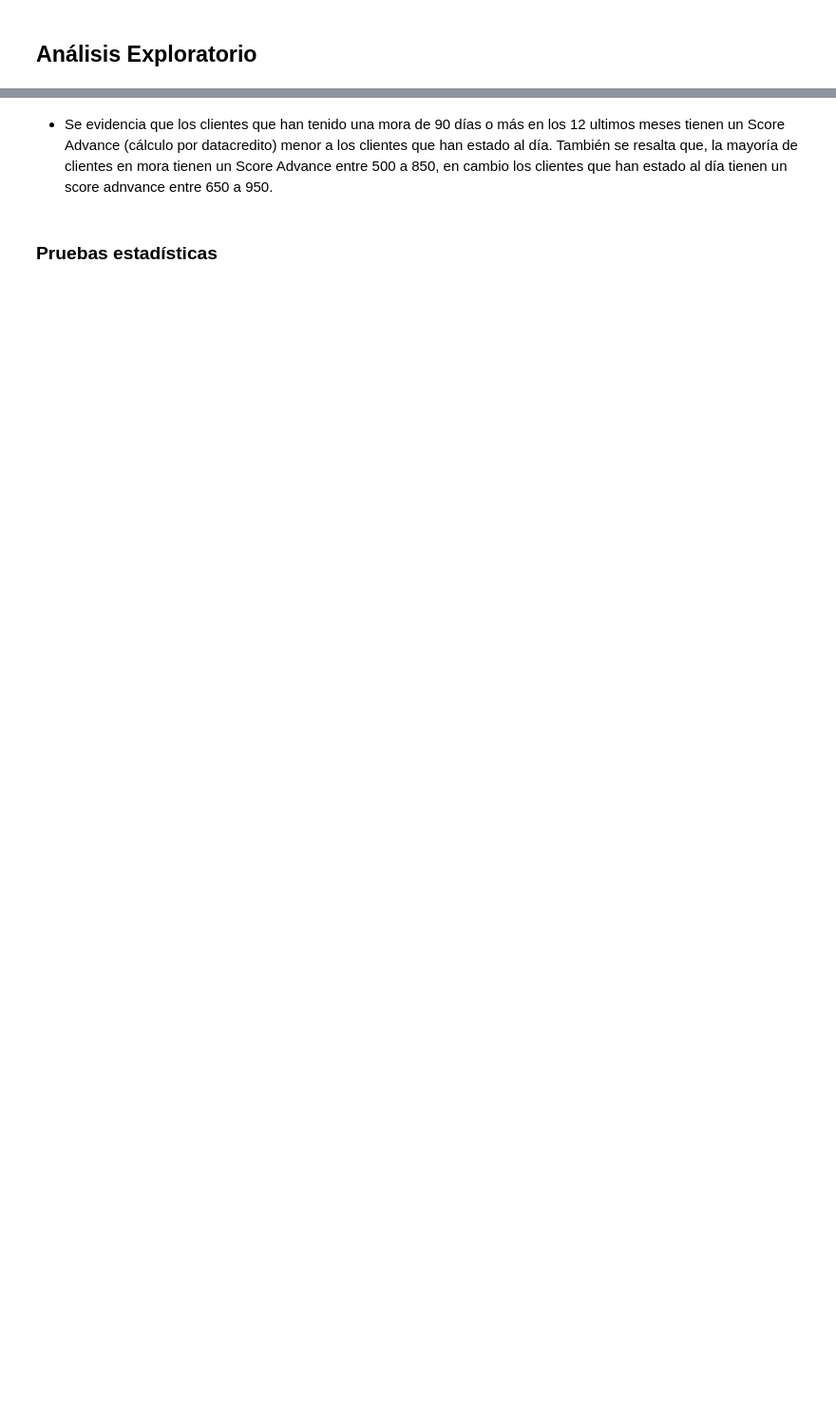
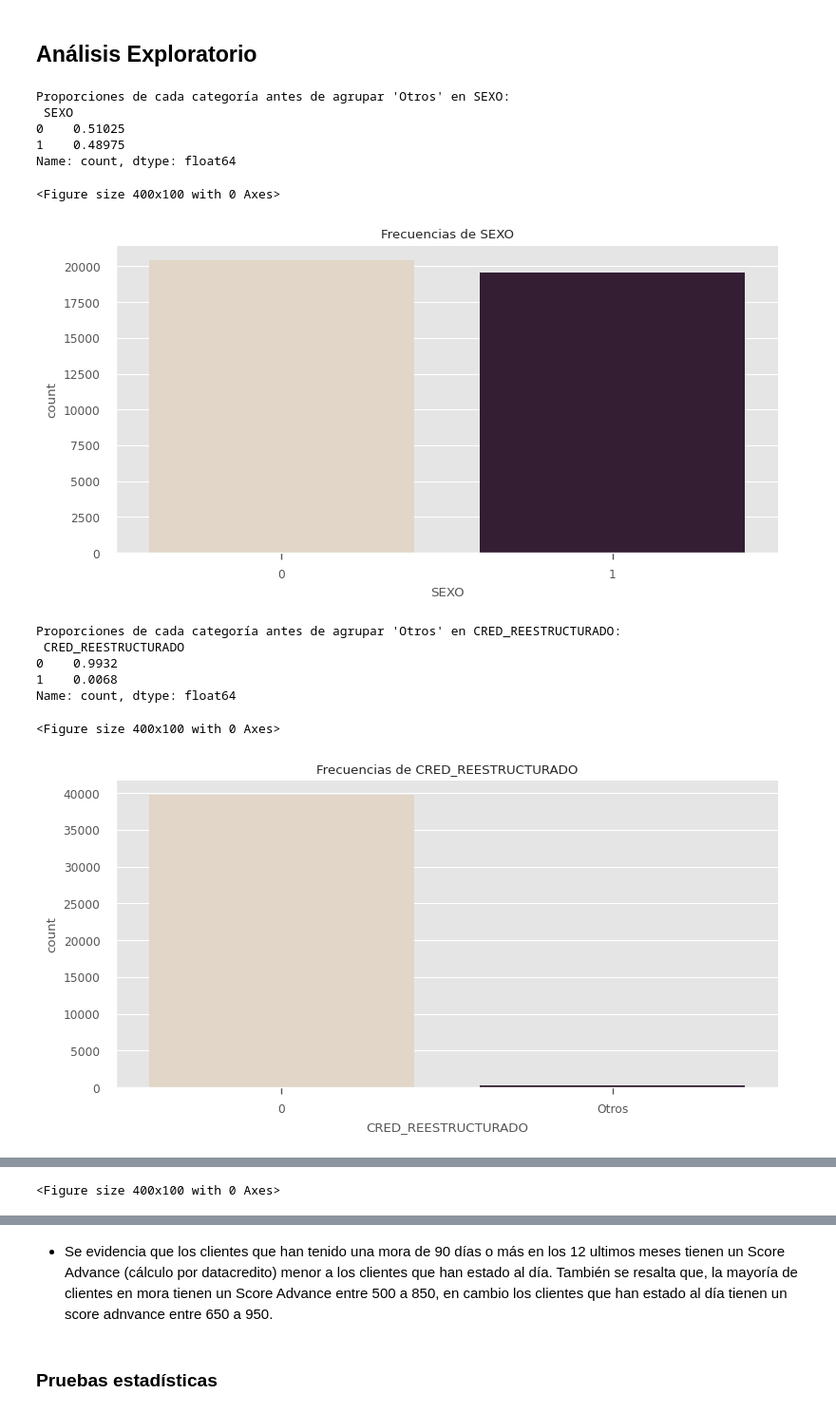
Before and after one commit to soyjuandata/cd-modelos-riesgo, a Jupyter notebook: ModeloClasificacion.ipynb, the cells around one changed output, grey strips where cells are left out. Shown at 95% size. Saved outputs shown, nothing was run; the diff lists cells and outputs as text; code cells hidden in the pictures; blank space fills up the shorter version.

```diff
--- a/ModeloClasificacion.ipynb
+++ b/ModeloClasificacion.ipynb
@@ -119,5 +172,5 @@ plt.style.use("ggplot")
 # %% [markdown]
 ## Importar Datos
 # %%
-datos = pd.read_csv('base_modelo_40k.csv', sep=',')
+datos = pd.read_csv('data/base_modelo_40k.csv', sep=',')
 datos.info()
@@ -130,9 +210,10 @@ print(datos.shape)
 # %% [markdown]
 ## Limpieza y Armonización
 # %%
-### CONVERSIÓN TIPOS DE FORMATO
+datos['SEXO']=datos['SEXO'].replace({'M':0,'F':1}).astype('object')
 datos['CRED_REESTRUCTURADO']=datos['CRED_REESTRUCTURADO'].astype('object')
 datos['TIENE_HIPOTECA']=datos['TIENE_HIPOTECA'].astype('object')
+datos['CLIENTE_MORA']=datos['CLIENTE_MORA'].astype('object')
 # %%
 ### Conteo valores nulos
 datos.isnull().sum()
@@ -148,2 +262,53 @@ print(datos.shape)
 # %% [markdown]
 ## Análisis Exploratorio
+# %%
+def info_frecuencia(df, threshold=0.05):
+    for columna in df.columns:
+        if df[columna].dtype == 'object':  # Verificar si la columna es categórica
+            df_copy = df.copy()
+
+            # Calcular las proporciones de cada categoría
+            value_counts = df_copy[columna].value_counts() / len(df_copy)
+
+            # Imprimir las frecuencias antes de la agrupacion
+            print(f"Proporciones de cada categoría antes de agrupar 'Otros' en {columna}:\n", df_copy[columna].value_counts() / len(df_copy))
+
+            # Encontrar las categorías que representan menos del threshold
+            categorias_a_agrupar = value_counts[value_counts < threshold].index
+
+            # Reemplazar las categorías con "Otros" en la copia
+            df_copy[columna] = df_copy[columna].apply(lambda x: "Otros" if x in categorias_a_agrupar else x)
+
+            # Mostrar las proporciones en la copia del DataFrame
+            #print(f"Proporciones de cada categoría después de agrupar 'Otros' en {columna}:\n", df_copy[columna].value_counts() / len(df_copy))
+
+            plt.figure(figsize=(4, 1))
+            sns.set_context("paper", font_scale=1)
+            sns.catplot(data=df_copy, x=columna, kind="count", palette="ch:.25", height=4, aspect=2)
+            plt.title(f'Frecuencias de {columna}')
+            plt.tick_params(left=False)
+            plt.show()
+# %%
+info_frecuencia(datos[[
+    'SEXO',
+    'CRED_REESTRUCTURADO',
+    'TIENE_HIPOTECA',
+    'ESTADO_MORA_FIN',
+    'ESTADO_MORA_REAL',
+    'CLIENTE_MORA'
+]])
+# %% [output]
+Proporciones de cada categoría antes de agrupar 'Otros' en SEXO:
+ SEXO
+0    0.51025
+1    0.48975
+Name: count, dtype: float64
+<Figure size 400x100 with 0 Axes>
+[figure, added]
+Proporciones de cada categoría antes de agrupar 'Otros' en CRED_REESTRUCTURADO:
+ CRED_REESTRUCTURADO
+0    0.9932
+1    0.0068
+Name: count, dtype: float64
+<Figure size 400x100 with 0 Axes>
+[figure, added]
@@ -149,0 +321 @@ print(datos.shape)
+<Figure size 400x100 with 0 Axes>
```
Also changed, not shown: parts of 44 cells of this notebook, 3 other files.
